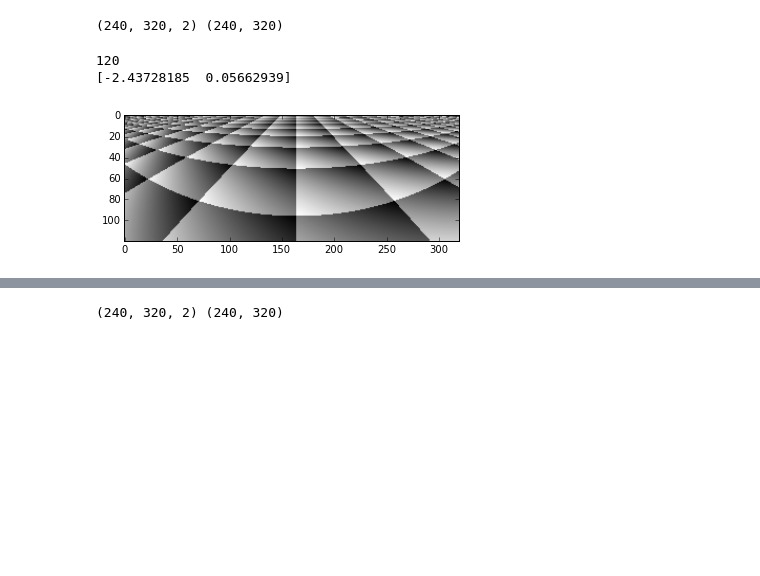
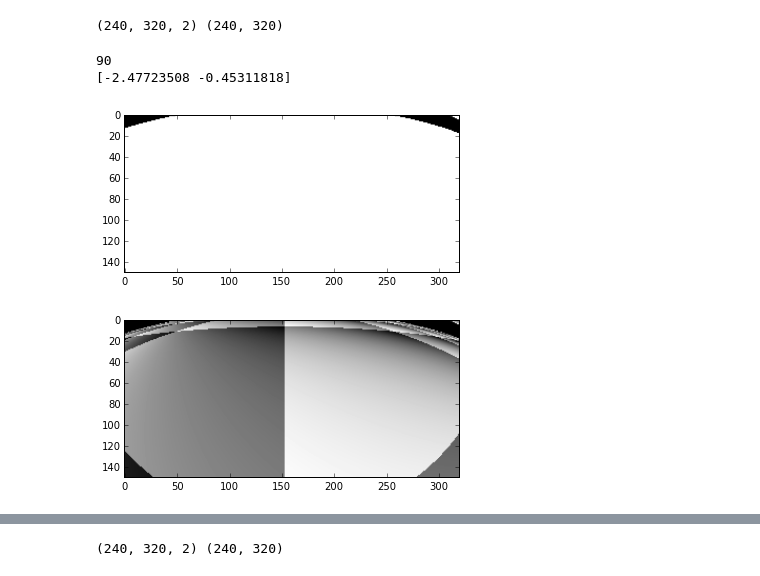
Before and after one commit to a1k0n/autorustler, a Jupyter notebook: diyrobocars/ekf_numeric.ipynb, the cells around one changed output, grey strips where cells are left out. Saved outputs shown, nothing was run; the diff lists cells and outputs as text; code cells hidden in the pictures; blank space fills up the shorter version.

```diff
--- a/diyrobocars/ekf_numeric.ipynb
+++ b/diyrobocars/ekf_numeric.ipynb
@@ -127,17 +182,25 @@ undistort_map = cv2.fisheye.undistortPoints(
 # %% [output]
 (240, 320, 2) (240, 320)
 # %%
-ytop = 120
+#ytop = 67
+ytop = 90
 print ytop
 print undistort_map[ytop, 0]
 udplane = np.dot(np.concatenate([undistort_map, np.ones((240, 320, 1))], axis=2), Rdown.T)[ytop:]
 
 udplane[:, :, 0] /= udplane[:, :, 2]
 udplane[:, :, 1] /= udplane[:, :, 2]
-#udplane[:, :, :2] *= 10
+udplane[:, :, :2] *= new_camera_matrix[1,1] / 1000.  # udplane is now in cm
+udmask = (udplane[:, :, 1] < 1) & (np.sqrt(udplane[:, :, 0]**2 + udplane[:, :, 1]**2) < 5)
+plt.imshow(udmask, cmap='gray')
+plt.show()
+#print udplane[-1]
+udplane[udmask^True, :] = 0
 plt.imshow((udplane[:, :, 0]%1) + (udplane[:, :, 1]%1), 'gray')
 np.savetxt("udplane.txt", udplane[:, :, :2].reshape(-1), newline=",\n")
+np.savetxt("udmask.txt", udmask.reshape(-1), newline=",\n")
 # %% [output]
-120
-[-2.43728185  0.05662939]
+90
+[-2.47723508 -0.45311818]
-[figure, old version]
+[figure, new version]
+[figure, added]
```
Also changed, not shown: parts of 40 cells of this notebook, 19 other files.
